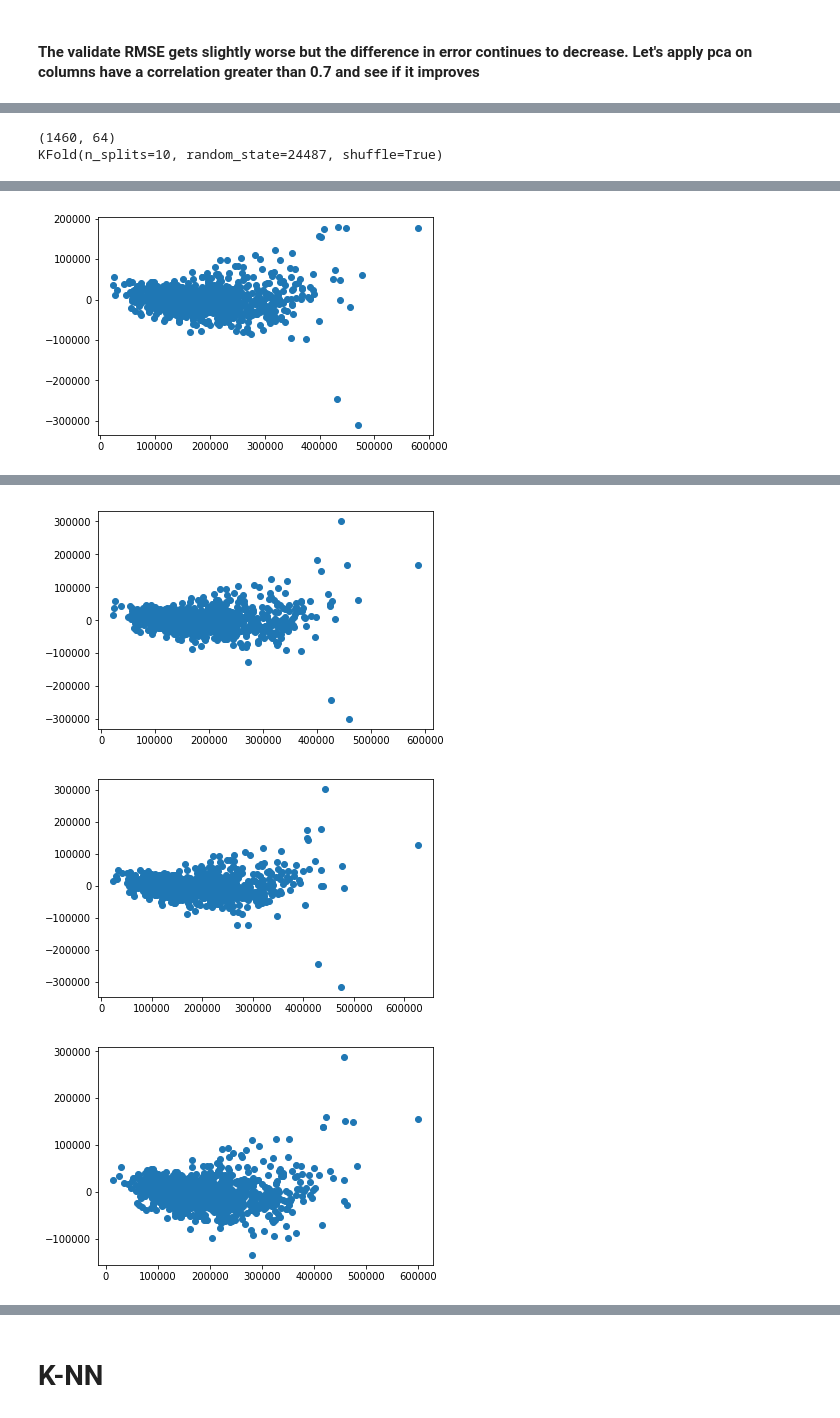
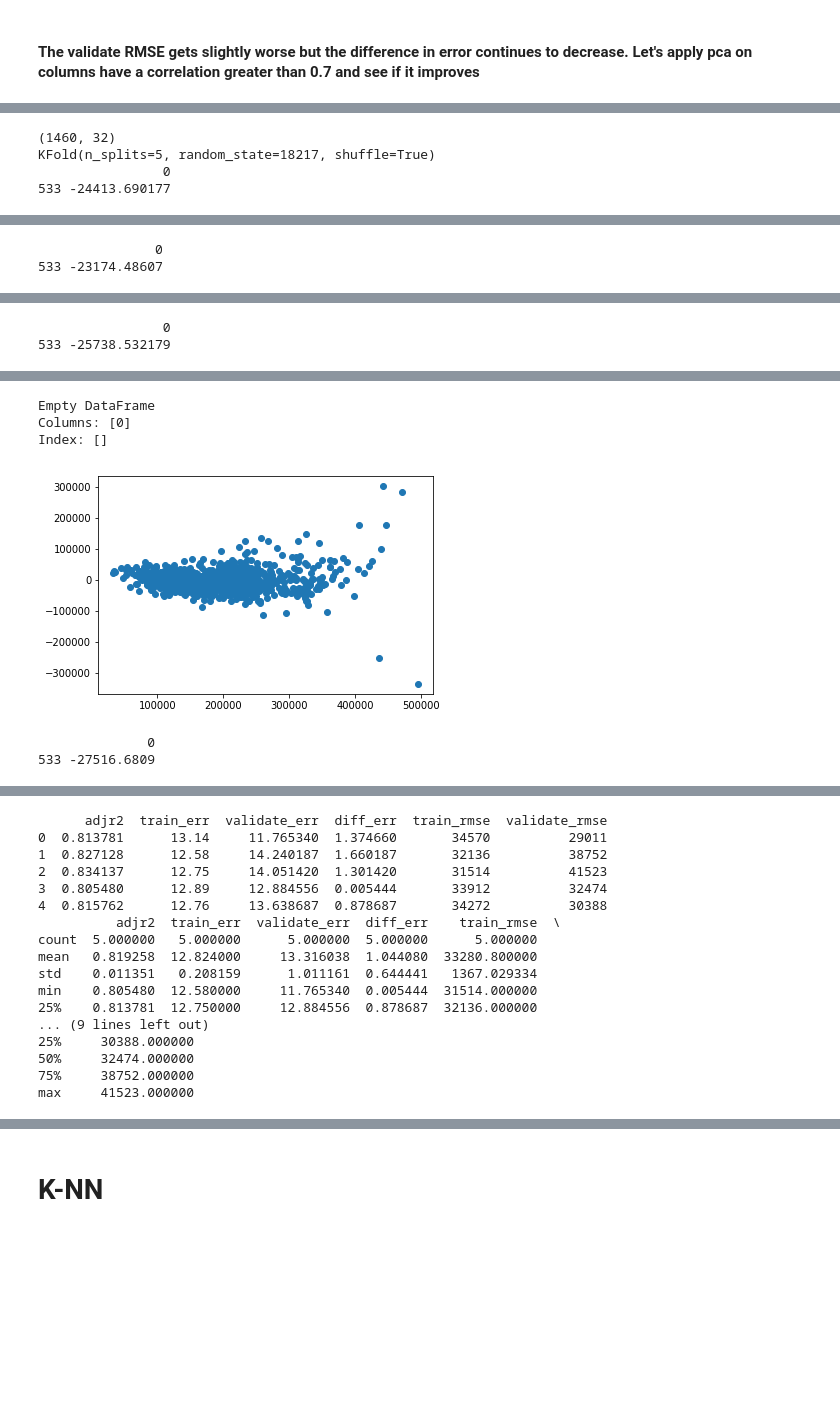
Before and after one commit to j2colaco/predicting_house_prices, a Jupyter notebook: prediction_code.ipynb, the cells around one changed output, grey strips where cells are left out. Saved outputs shown, nothing was run; the diff lists cells and outputs as text; code cells hidden in the pictures; blank space fills up the shorter version.

```diff
--- a/prediction_code.ipynb
+++ b/prediction_code.ipynb
@@ -952,11 +965,15 @@ print('Shape of train data:', train_data.shape)
 print('Shape of test data:', test_data.shape)
 
 train_saleprice = train_data['SalePrice']
-train_data, train_id = feature_eng(train_data, 0, 2, True)
-# test_data, test_id = feature_eng(test_data, 0.1, 0.9, False)
+train_data, train_id = feature_eng(train_data, 0.05, 2, True)
+test_data, test_id = feature_eng(test_data, 0.05, 2, False)
+
+for i in train_data.columns:
+    if i not in test_data.columns:
+        train_data = train_data.drop(columns = i)
 print('Shape of train data:', train_data.shape)
-# print('Shape of train data:', test_data.shape)
-# run_model_inputs(train_data, train_id, train_saleprice, test_data, test_id)
+test_data = test_data[train_data.columns]
+print('Shape of test data:', test_data.shape)
 # %% [output]
 Shape of train data: (1460, 81)
 Shape of test data: (1459, 80)
@@ -1120,9 +1161,8 @@ print('Shape of train data before:', train_data.shape)
 print('Shape of test data:', test_data.shape)
 
 train_saleprice = train_data['SalePrice']
-train_data, train_id = feature_eng(train_data, 0.1, 2, True)
+train_data, train_id = feature_eng(train_data, 0.2, 2, True)
 print('Shape of train data:', train_data.shape)
-run_model_inputs(train_data, train_saleprice, 10)
 # %% [output]
 Shape of train data before: (1460, 81)
 Shape of test data: (1459, 80)
@@ -1207,5 +1222,5 @@ pca_cols = ['RoofStyle_Gable_RoofStyle_Hip']
 train_data = apply_pca_on_columns(train_data, ori_cols, pca_cols,1)
 # %%
 print(train_data.shape)
-run_model_inputs(train_data, train_saleprice, 10)
+run_model_inputs(train_data, train_saleprice, 5)
 # %% [output]
@@ -1278,5 +1298,5 @@ pca_cols = ['MSZoning_RL_MSZoning_RM']
 train_data = apply_pca_on_columns(train_data, ori_cols, pca_cols,1)
 # %%
 print(train_data.shape)
-run_model_inputs(train_data, train_saleprice, 10)
+run_model_inputs(train_data, train_saleprice, 5)
 # %% [output]
@@ -1362,7 +1396,9 @@ pca_cols = ['KitchenQualInt_OverallQual_ExterQualInt']
 train_data = apply_pca_on_columns(train_data, ori_cols, pca_cols,1)
 # %%
 print(train_data.shape)
-run_model_inputs(train_data, train_saleprice, 10)
+run_model_inputs(train_data, train_saleprice, 5)
 # %% [output]
-(1460, 64)
-KFold(n_splits=10, random_state=24487, shuffle=True)
+(1460, 32)
+KFold(n_splits=5, random_state=18217, shuffle=True)
+                0
+533 -24413.690177
@@ -1369,0 +1406,2 @@ KFold(n_splits=10, random_state=24487, shuffle=True)
+               0
+533 -23174.48607
@@ -1370,0 +1409,2 @@ KFold(n_splits=10, random_state=24487, shuffle=True)
+                0
+533 -25738.532179
@@ -1372 +1412,6 @@ KFold(n_splits=10, random_state=24487, shuffle=True)
+Empty DataFrame
+Columns: [0]
+Index: []
-[figure, old version]
+[figure, new version]
+              0
+533 -27516.6809
@@ -1374,3 +1418,0 @@ KFold(n_splits=10, random_state=24487, shuffle=True)
-[figure, removed]
-[figure, removed]
-[figure, removed]
@@ -1395,0 +1419,17 @@ max     50352.000000
+      adjr2  train_err  validate_err  diff_err  train_rmse  validate_rmse
+0  0.813781      13.14     11.765340  1.374660       34570          29011
+1  0.827128      12.58     14.240187  1.660187       32136          38752
+2  0.834137      12.75     14.051420  1.301420       31514          41523
+3  0.805480      12.89     12.884556  0.005444       33912          32474
+4  0.815762      12.76     13.638687  0.878687       34272          30388
+          adjr2  train_err  validate_err  diff_err    train_rmse  \
+count  5.000000   5.000000      5.000000  5.000000      5.000000
+mean   0.819258  12.824000     13.316038  1.044080  33280.800000
+std    0.011351   0.208159      1.011161  0.644441   1367.029334
+min    0.805480  12.580000     11.765340  0.005444  31514.000000
+25%    0.813781  12.750000     12.884556  0.878687  32136.000000
+... (9 lines left out)
+25%     30388.000000
+50%     32474.000000
+75%     38752.000000
+max     41523.000000
```
Also changed, not shown: parts of 37 cells of this notebook, 1 other file.
